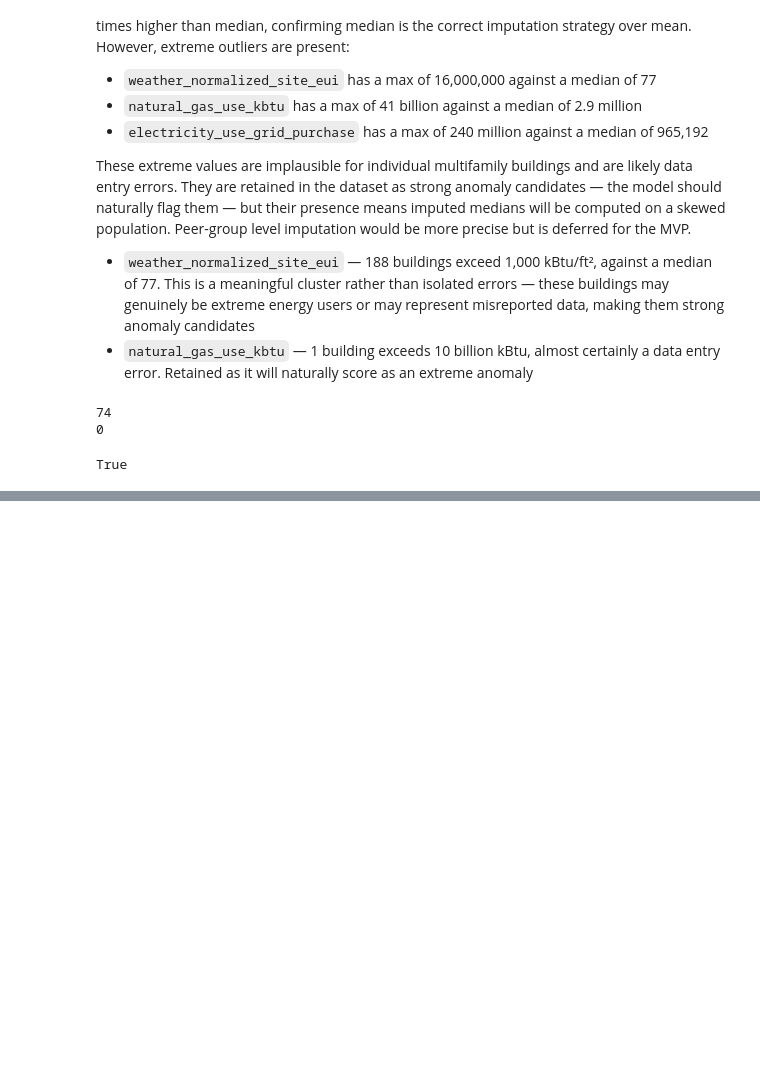
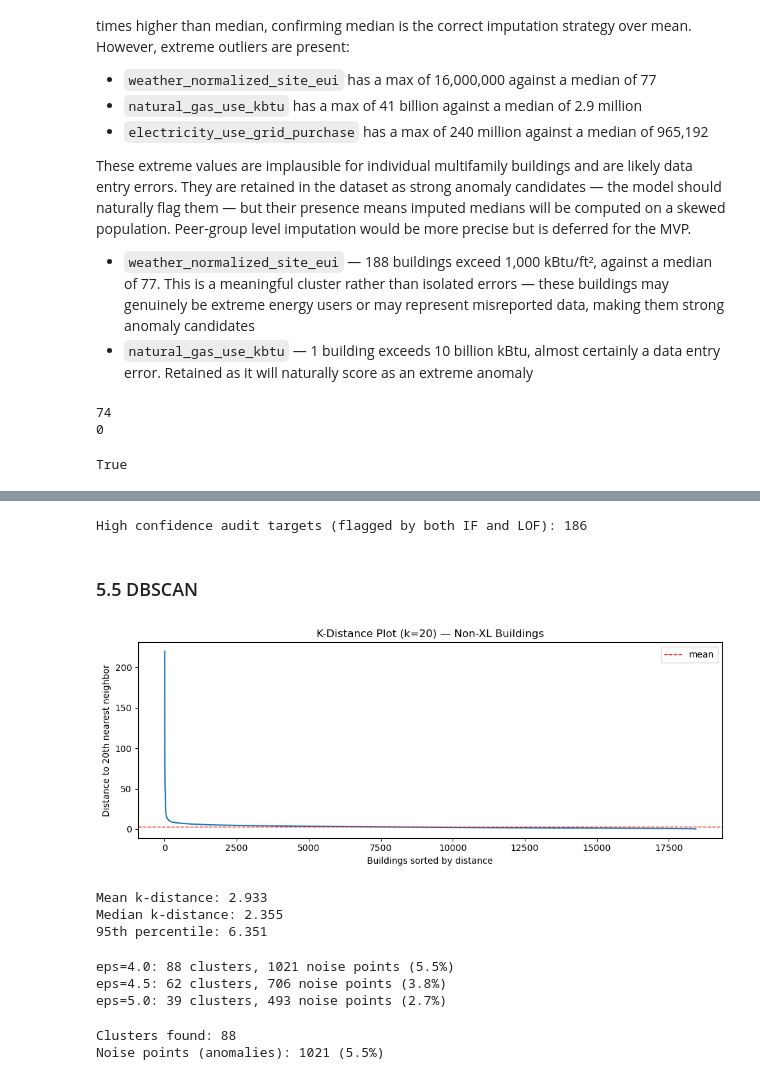
Before and after one commit to rpremvaree12/ML_model_pipeline, a Jupyter notebook: carbon_emissions.ipynb, the cells around one changed output, grey strips where cells are left out. Drawn from its saved outputs; the diff is of its cells as text; code cells hidden in the pictures; blank space fills up the shorter version.

```diff
--- a/carbon_emissions.ipynb
+++ b/carbon_emissions.ipynb
@@ -934,6 +990,6 @@ site_energy_use_kbtu             0.232876
 dtype: float64
 # %%
 # lotarea and bldgarea is 99% null, dropping
-model_df = model_df.drop(columns=['lotarea', 'bldgarea'])
+model_df = model_df.drop(columns=['lotarea'], errors='ignore')
 print(model_df.shape)
 # %% [output]
@@ -1333,5 +1409,9 @@ Unavailable owner flagged: 127 / 2117 (6.0%)
 # %%
-xl_buildings = model_df[model_df['peer_group'].str.endswith('xl')].shape[0]
-print(f"XL buildings: {xl_buildings} / {model_df.shape[0]} ({xl_buildings/model_df.shape[0]:.1%})")
-print(f"XL flagged: 798 / 986 ({798/986:.1%})")
+# Split model_df into xl and non-xl populations
+xl_mask = model_df['peer_group'].str.endswith('xl')
+model_df_xl = model_df[xl_mask].copy()
+model_df_nonxl = model_df[~xl_mask].copy()
+
+print(f"XL buildings: {model_df_xl.shape[0]}")
+print(f"Non-XL buildings: {model_df_nonxl.shape[0]}")
 # %% [output]
@@ -1436,0 +1811,60 @@ print(core_non_xl[['address_1', 'property_name', 'ownername',
+# %%
+# Save the overlap buildings as your highest confidence audit targets
+high_confidence_targets = overlap_df.sort_values('lof_score', ascending=True)
+print(f"High confidence audit targets (flagged by both IF and LOF): {len(high_confidence_targets)}")
+# %% [output]
+High confidence audit targets (flagged by both IF and LOF): 186
+# %% [markdown]
+### 5.5 DBSCAN
+# %%
+# Use same k as LOF n_neighbors for consistency
+k = 20
+nbrs = NearestNeighbors(n_neighbors=k).fit(X_scaled_nonxl)
+distances, _ = nbrs.kneighbors(X_scaled_nonxl)
+
+# Sort distances to kth neighbor
+k_distances = np.sort(distances[:, k-1])[::-1]
+
+plt.figure(figsize=(10, 4))
+plt.plot(k_distances)
+plt.axhline(y=k_distances.mean(), color='red', linestyle='--', linewidth=1, label='mean')
+plt.title('K-Distance Plot (k=20) — Non-XL Buildings')
+plt.xlabel('Buildings sorted by distance')
+plt.ylabel(f'Distance to {k}th nearest neighbor')
+plt.legend()
+plt.tight_layout()
+plt.show()
+
+print(f"Mean k-distance: {k_distances.mean():.3f}")
+print(f"Median k-distance: {np.median(k_distances):.3f}")
+print(f"95th percentile: {np.percentile(k_distances, 95):.3f}")
+# %% [output]
+[figure, added]
+Mean k-distance: 2.933
+Median k-distance: 2.355
+95th percentile: 6.351
+# %%
+eps_values = [4.0, 4.5, 5.0]
+
+for eps in eps_values:
+    dbscan = DBSCAN(eps=eps, min_samples=5)
+    labels = dbscan.fit_predict(X_scaled_nonxl)
+    n_clusters = len(set(labels)) - (1 if -1 in labels else 0)
+    n_noise = (labels == -1).sum()
+    print(f"eps={eps}: {n_clusters} clusters, {n_noise} noise points ({n_noise/len(labels):.1%})")
+# %% [output]
+eps=4.0: 88 clusters, 1021 noise points (5.5%)
+eps=4.5: 62 clusters, 706 noise points (3.8%)
+eps=5.0: 39 clusters, 493 noise points (2.7%)
+# %%
+dbscan = DBSCAN(eps=4.0, min_samples=5)
+dbscan_labels_nonxl = dbscan.fit_predict(X_scaled_nonxl)
+
+n_clusters = len(set(dbscan_labels_nonxl)) - (1 if -1 in dbscan_labels_nonxl else 0)
+n_noise = (dbscan_labels_nonxl == -1).sum()
+
+print(f"Clusters found: {n_clusters}")
+print(f"Noise points (anomalies): {n_noise} ({n_noise/len(dbscan_labels_nonxl):.1%})")
+# %% [output]
+Clusters found: 88
+Noise points (anomalies): 1021 (5.5%)
```
Also changed, not shown: parts of 120 cells of this notebook, 1 other file.
